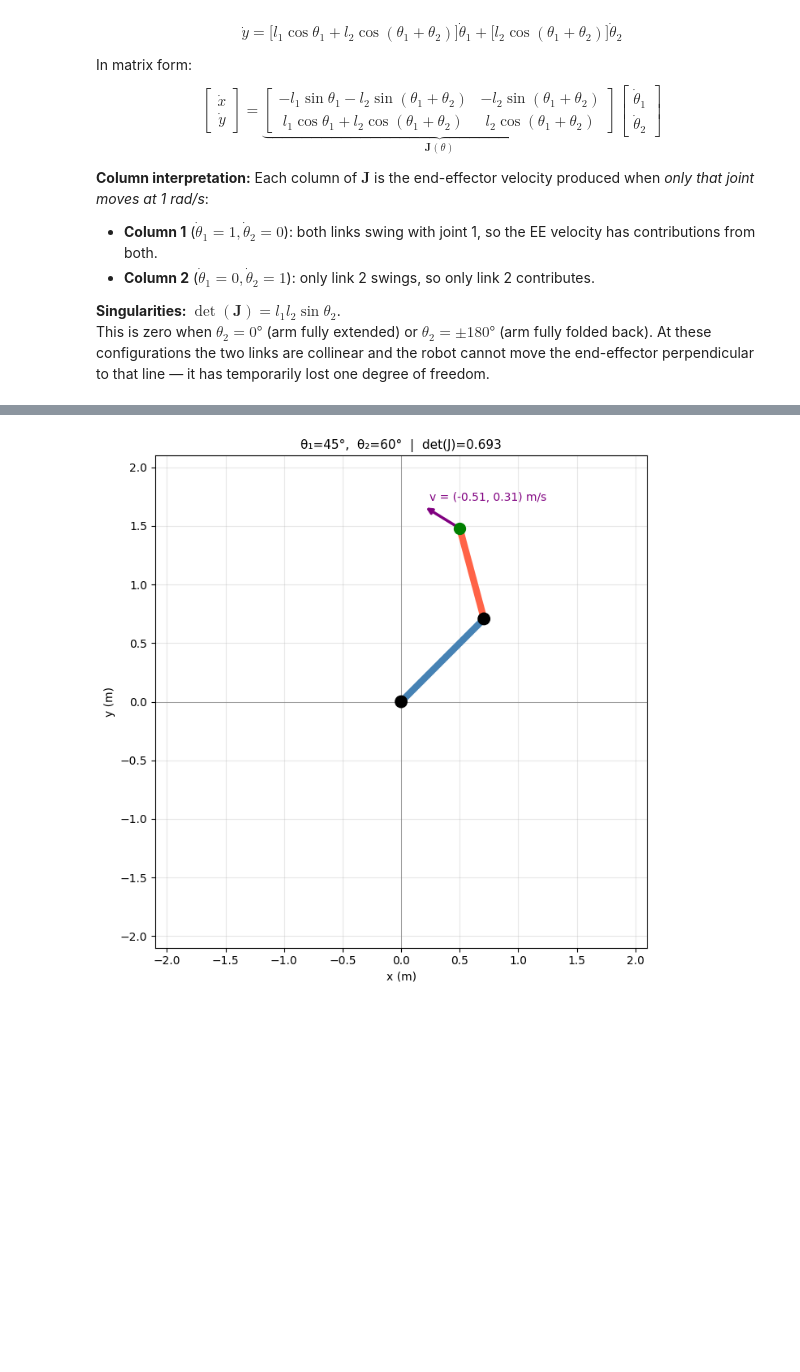
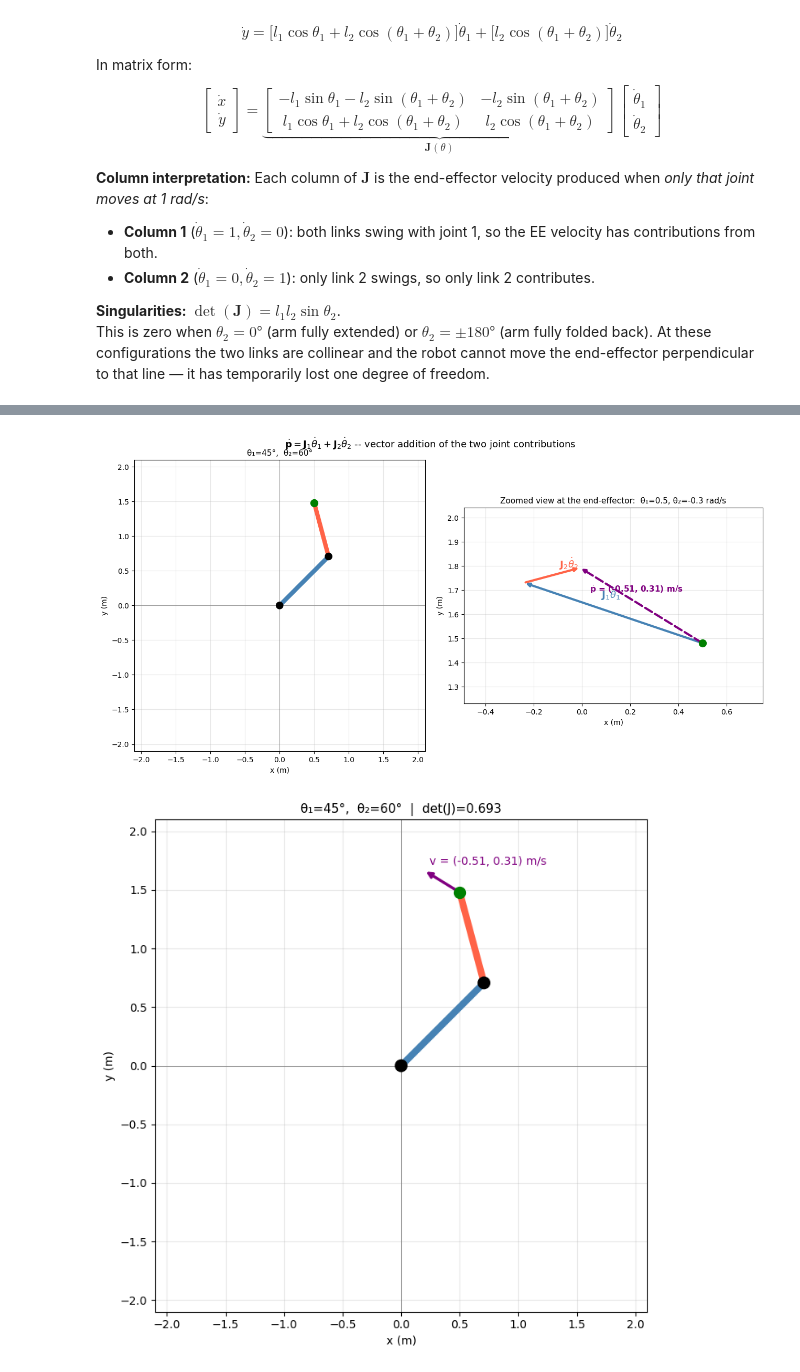
Before and after one commit to JianguoZhaoRobotics/RoboticManipulators, a Jupyter notebook: Chapters/Chapter3/Ch3 Kinematics in 2D.ipynb, the cells around one changed output, grey strips where cells are left out. Drawn from its saved outputs; the diff is of its cells as text; code cells hidden in the pictures; blank space fills up the shorter version.

```diff
--- a/Ch3 Kinematics in 2D.ipynb
+++ b/Chapters/Chapter3/Ch3 Kinematics in 2D.ipynb
@@ -460,6 +460,21 @@ print(f'\nWith θ̇₁=0.5, θ̇₂=-0.3 rad/s  →  EE velocity = {v_ee.round(4
 
 print(f'\ndet(J) = {np.linalg.det(J):.4f}')
 print(f'l₁ l₂ sin(θ₂) = {1.0 * 0.8 * np.sin(theta2):.4f}  (should match)')
+
+# Physical meaning: write J by its columns, J = [J1  J2]. Then
+#   v_ee = J @ dtheta = J1*dtheta1 + J2*dtheta2
+# J1 and J2 are FIXED DIRECTIONS (they depend only on the configuration, not on the joint
+# speeds); dtheta1 and dtheta2 are the MAGNITUDES that scale those directions (and can flip
+# them, if negative). The two scaled vectors add tip-to-tail to give the actual EE velocity.
+J1, J2 = J[:, 0], J[:, 1]
+contrib1 = J1 * dtheta[0]
+contrib2 = J2 * dtheta[1]
+print(f'\nPhysical meaning — v_ee = J1·θ̇₁ + J2·θ̇₂:')
+print(f"  J1 = {J1.round(4)}  (joint 1's direction, |J1| = {np.linalg.norm(J1):.4f})")
+print(f"  J2 = {J2.round(4)}  (joint 2's direction, |J2| = {np.linalg.norm(J2):.4f})")
+print(f"  J1 · θ̇₁ = {contrib1.round(4)} m/s   (joint 1's contribution)")
+print(f"  J2 · θ̇₂ = {contrib2.round(4)} m/s   (joint 2's contribution)")
+print(f'  Sum      = {(contrib1 + contrib2).round(4)} m/s   (matches v_ee above ✓)')
 # %% [output]
 Jacobian at θ₁=45°, θ₂=60°:
 [[-1.4798 -0.7727]
@@ -476,3 +513,77 @@ l₁ l₂ sin(θ₂) = 0.6928  (should match)
+# %%
+def plot_jacobian_decomposition(theta1_deg, theta2_deg, dtheta1, dtheta2):
+    """Visualise v_ee = J1*dtheta1 + J2*dtheta2 as a tip-to-tail vector sum."""
+    l1, l2 = 1.0, 0.8
+    t1, t2 = np.radians(theta1_deg), np.radians(theta2_deg)
+
+    p0 = np.array([0.0, 0.0])
+    p1 = np.array([l1*np.cos(t1), l1*np.sin(t1)])
+    p2 = np.array([p1[0] + l2*np.cos(t1+t2), p1[1] + l2*np.sin(t1+t2)])
+
+    J = jacobian(t1, t2, l1, l2)
+    J1, J2 = J[:, 0], J[:, 1]
+    contrib1 = J1 * dtheta1        # joint 1's contribution: direction J1, magnitude dtheta1
+    contrib2 = J2 * dtheta2        # joint 2's contribution: direction J2, magnitude dtheta2
+    v_ee = contrib1 + contrib2     # vector sum = J @ [dtheta1, dtheta2]
+
+    fig, (ax_robot, ax_zoom) = plt.subplots(1, 2, figsize=(13, 6.5))
+
+    # ---- Left panel: robot pose, for context ----
+    ax_robot.plot([p0[0], p1[0]], [p0[1], p1[1]], color='steelblue', lw=6, solid_capstyle='round')
+    ax_robot.plot([p1[0], p2[0]], [p1[1], p2[1]], color='tomato', lw=6, solid_capstyle='round')
+    for p in [p0, p1]:
+        ax_robot.add_patch(plt.Circle(p, 0.05, color='black', zorder=5))
+    ax_robot.plot(*p2, 'go', ms=10, zorder=5)
+    r = l1 + l2 + 0.3
+    ax_robot.set_xlim(-r, r);  ax_robot.set_ylim(-r, r)
+    ax_robot.set_aspect('equal');  ax_robot.grid(True, alpha=0.3)
+    ax_robot.axhline(0, color='gray', lw=0.5);  ax_robot.axvline(0, color='gray', lw=0.5)
+    ax_robot.set_xlabel('x (m)');  ax_robot.set_ylabel('y (m)')
+    ax_robot.set_title(f'θ₁={theta1_deg}°,  θ₂={theta2_deg}°', fontsize=11)
+
+    # ---- Right panel: zoomed-in vector addition at the end-effector ----
+    # Joint 1's contribution: J1*dtheta1, drawn starting at the end-effector
+    tip1 = p2 + contrib1
+    ax_zoom.annotate('', xy=tip1, xytext=p2,
+                      arrowprops=dict(arrowstyle='->', color='steelblue', lw=3))
+    ax_zoom.text(*(0.5*(p2+tip1) + np.array([-0.05, 0.06])),
+                 r'$\mathbf{J}_1\dot\theta_1$', color='steelblue', fontsize=13, fontweight='bold')
+
+    # Joint 2's contribution: J2*dtheta2, drawn tip-to-tail from the end of contribution 1
+    tip2 = tip1 + contrib2
+    ax_zoom.annotate('', xy=tip2, xytext=tip1,
+                      arrowprops=dict(arrowstyle='->', color='tomato', lw=3))
+    ax_zoom.text(*(0.5*(tip1+tip2) + np.array([0.03, 0.03])),
+                 r'$\mathbf{J}_2\dot\theta_2$', color='tomato', fontsize=13, fontweight='bold')
+
+    # Resultant v_ee, drawn directly from the end-effector -- its tip should land on tip2
+    ax_zoom.annotate('', xy=p2 + v_ee, xytext=p2,
+                      arrowprops=dict(arrowstyle='->', color='purple', lw=3, ls='--'))
+    ax_zoom.text(*(p2 + v_ee + np.array([0.04, -0.10])),
+                 f'$\\dot{{\\mathbf{{p}}}}$ = ({v_ee[0]:.2f}, {v_ee[1]:.2f}) m/s',
+                 color='purple', fontsize=11, fontweight='bold')
+
+    ax_zoom.plot(*p2, 'go', ms=10, zorder=5, label='End-effector')
+    all_pts = np.array([p2, tip1, tip2, p2 + v_ee])
+    pad = 0.25
+    ax_zoom.set_xlim(all_pts[:, 0].min() - pad, all_pts[:, 0].max() + pad)
+    ax_zoom.set_ylim(all_pts[:, 1].min() - pad, all_pts[:, 1].max() + pad)
+    ax_zoom.set_aspect('equal');  ax_zoom.grid(True, alpha=0.3)
+    ax_zoom.set_xlabel('x (m)');  ax_zoom.set_ylabel('y (m)')
+    ax_zoom.set_title(f'Zoomed view at the end-effector:  θ̇₁={dtheta1}, θ̇₂={dtheta2} rad/s',
+                       fontsize=11)
+
+    plt.suptitle(r'$\dot{\mathbf{p}} = \mathbf{J}_1\dot\theta_1 + \mathbf{J}_2\dot\theta_2$'
+                 ' -- vector addition of the two joint contributions', fontsize=13)
+    plt.tight_layout();  plt.show()
+
+
+# Same configuration and joint speeds as the numeric example above (θ₁=45°, θ₂=60°,
+# θ̇₁=0.5, θ̇₂=-0.3 rad/s) -- the dashed resultant should exactly reach the tip of the
+# second (tomato) arrow, confirming J1*θ̇1 + J2*θ̇2 = v_ee.
+plot_jacobian_decomposition(45, 60, 0.5, -0.3)
+# %% [output]
+[figure, added]
 # %%
 def velocity_interactive(theta1_deg, theta2_deg, dtheta1, dtheta2):
     l1, l2 = 1.0, 0.8
```
Also changed, not shown: parts of 3 cells of this notebook, 20 other files.
